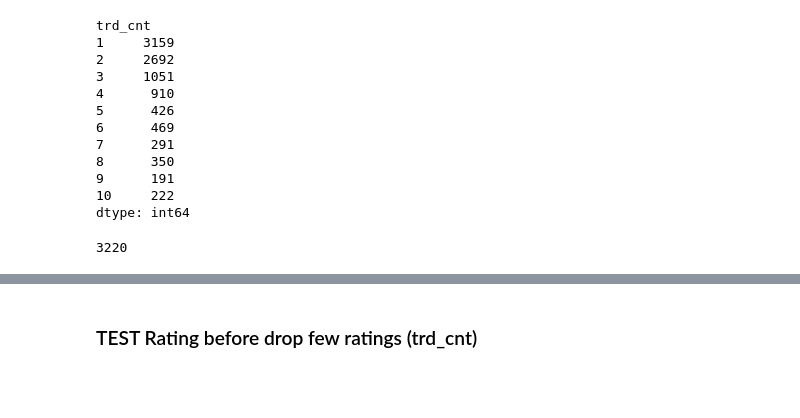
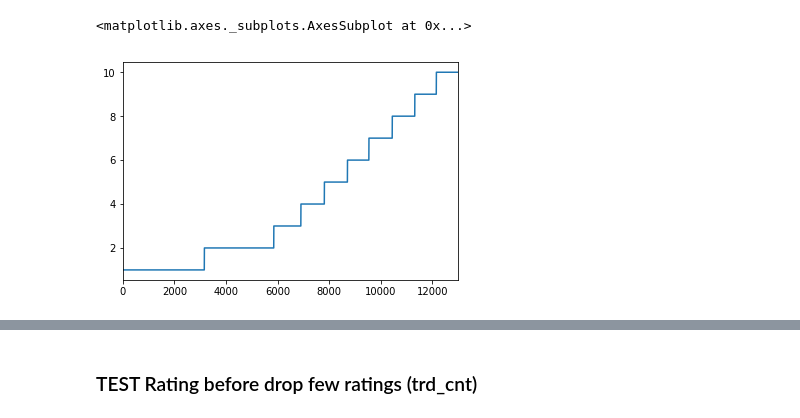
Before and after one commit to yiyc-kr/pandas-modules, a Jupyter notebook: recommend_test.ipynb, the cells around one changed output, grey strips where cells are left out. Cells and saved outputs as stored; diff of their text form; code cells hidden in the pictures; blank space fills up the shorter version.

```diff
--- a/recommend_test.ipynb
+++ b/recommend_test.ipynb
@@ -57,19 +34,14 @@ df.groupby('trd_cnt').agg('size').sum()
 # %%
-df.groupby('trd_cnt').agg('size').loc[:10]
+df.groupby('trd_cnt').agg('size').loc[111:].sum()
-# %% [output]
-trd_cnt
-1     3159
-2     2692
-3     1051
-4      910
-5      426
-6      469
-7      291
-8      350
-9      191
-10     222
-dtype: int64
-# %%
-df.groupby('trd_cnt').agg('size')[10:].sum()
-# %% [output]
-3220
+# %%
+import sys
+rating = {1:[1,1], 2:[2,2], 3:[3,3], 4:[4,4], 5:[5,6],
+          6:[7,9], 7:[10,16], 8:[17,35], 9:[30,110], 10:[111,sys.maxsize]}
+# %%
+for i in rating:
+    df.loc[(df.trd_cnt >= rating[i][0]) & (df.trd_cnt <= rating[i][1]), 'trd_cnt'] = i
+# %%
+df.sort_values('trd_cnt').trd_cnt.reset_index(drop=True).plot()
+# %% [output]
+<matplotlib.axes._subplots.AxesSubplot at 0x...>
+[figure, added]
```
Also changed, not shown: parts of 16 cells of this notebook.
